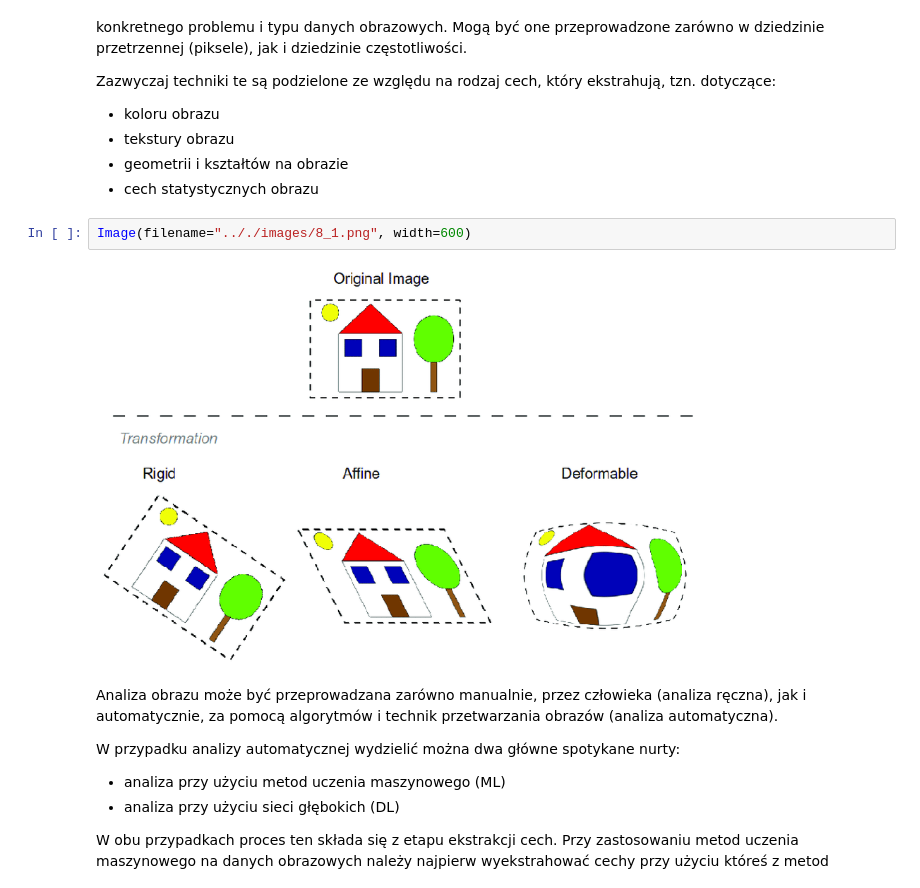
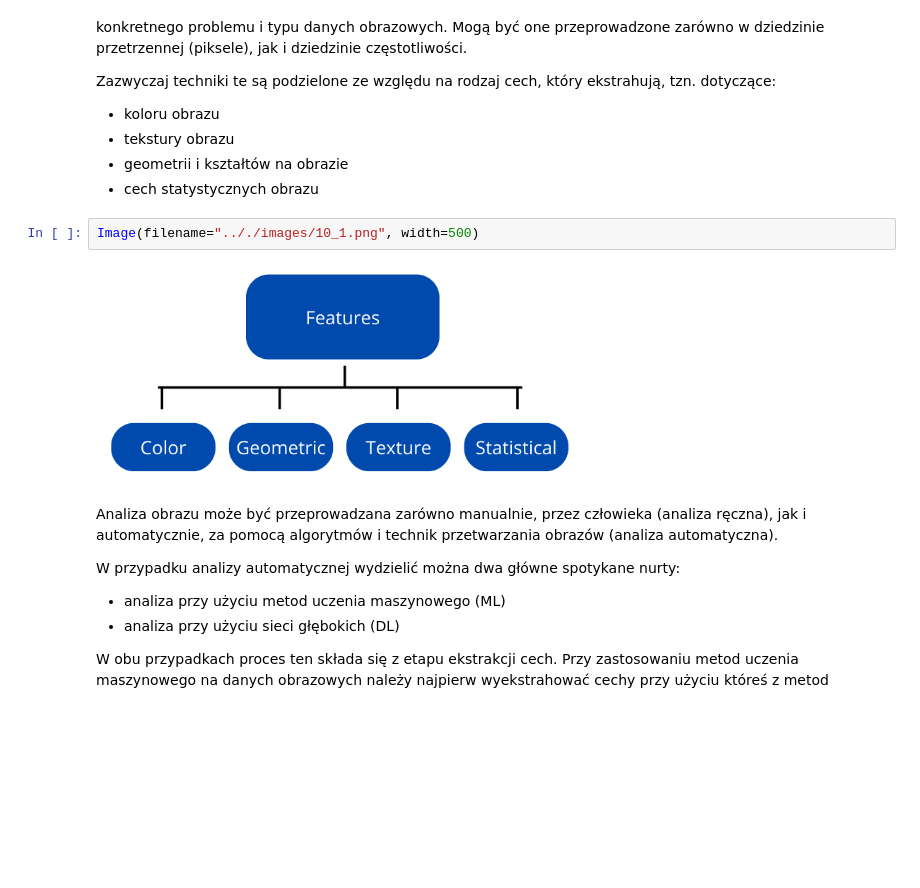
Before and after one commit to aflorkowska/Image-Processing, a Jupyter notebook: PL/10_Ekstrakcja cech z obrazu.ipynb, the cells around one changed output. Saved outputs shown, nothing was run; the diff lists cells and outputs as text; blank space fills up the shorter version.

```diff
--- a/PL/10_Ekstrakcja cech z obrazu.ipynb
+++ b/PL/10_Ekstrakcja cech z obrazu.ipynb
@@ -26,9 +26,9 @@ Zazwyczaj techniki te są podzielone ze względu na rodzaj cech, który ekstrahu
 - geometrii i kształtów na obrazie
 - cech statystycznych obrazu
 # %%
-Image(filename=".././images/8_1.png", width=600)
+Image(filename=".././images/10_1.png", width=500)
 # %% [output]
-[figure, old version]
+[figure, new version]
 # %% [markdown]
 Analiza obrazu może być przeprowadzana zarówno manualnie, przez człowieka (analiza ręczna), jak i automatycznie, za pomocą algorytmów i technik przetwarzania obrazów (analiza automatyczna).
 
```
Also changed, not shown: parts of 1 cell of this notebook, 1 other file.
